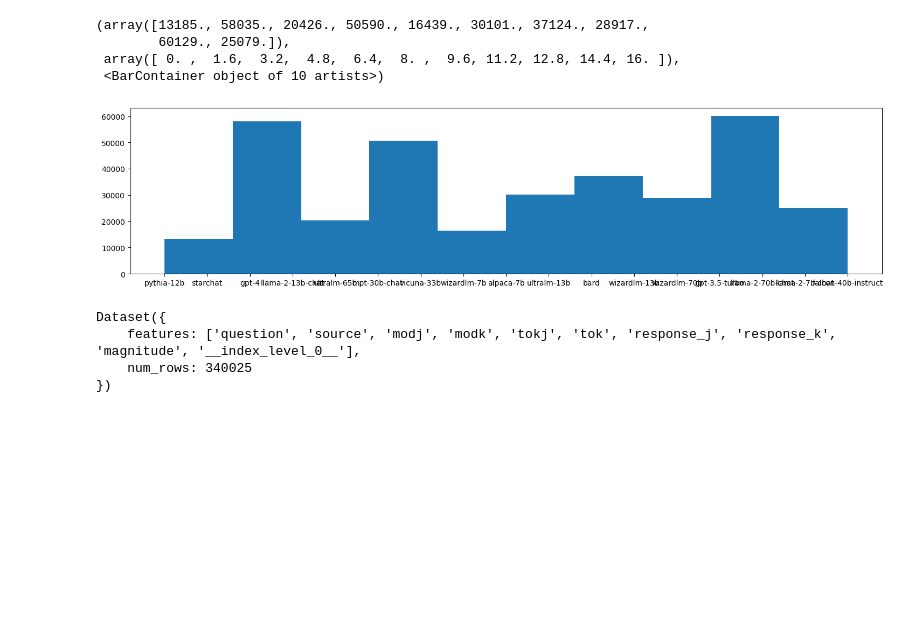
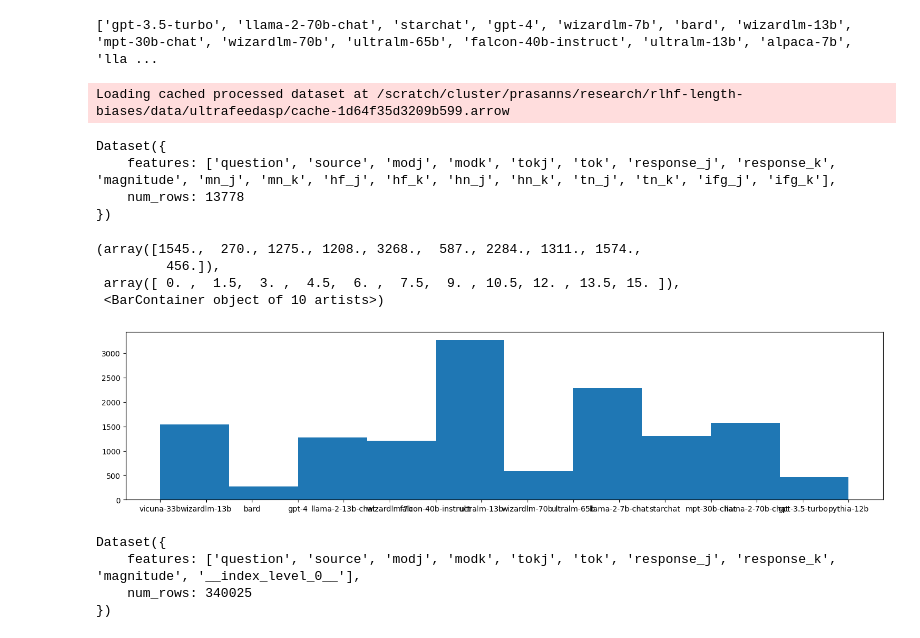
Before and after one commit to PrasannS/rlhf-length-biases, a Jupyter notebook: notebooks/nb_data/ultrasub_analysis.ipynb, the cells around one changed output. Drawn from its saved outputs; the diff is of its cells as text; code cells hidden in the pictures; blank space fills up the shorter version.

```diff
--- a/notebooks/nb_data/ultrasub_analysis.ipynb
+++ b/notebooks/nb_data/ultrasub_analysis.ipynb
@@ -7,2 +12,2 @@ import matplotlib.pyplot as plt
 # %%
-dataset = Dataset.load_from_disk("../../data/ultrafeeddiff/")
+dataset = Dataset.load_from_disk("../../data/ultrafeedasp/")
@@ -9,11 +68,29 @@ dataset = Dataset.load_from_disk("../../data/ultrafeeddiff/")
+# %%
+# what data sources do we got?
+sources = {'evol_instruct','false_qa','flan_v2_cot','flan_v2_flan2021','flan_v2_niv2','flan_v2_p3', 'sharegpt', 'truthful_qa','ultrachat'}
+gens = ['gpt-3.5-turbo', 'llama-2-70b-chat', 'starchat', 'gpt-4', 'wizardlm-7b', 'bard', 'wizardlm-13b', 'mpt-30b-chat', 'wizardlm-70b', 'ultralm-65b', 'falcon-40b-instruct', 'ultralm-13b', 'alpaca-7b', 'llama-2-13b-chat', 'pythia-12b', 'vicuna-33b', 'llama-2-7b-chat']
+# %% [output]
+['gpt-3.5-turbo', 'llama-2-70b-chat', 'starchat', 'gpt-4', 'wizardlm-7b', 'bard', 'wizardlm-13b', 'mpt-30b-chat', 'wizardlm-70b', 'ultralm-65b', 'falcon-40b-instruct', 'ultralm-13b', 'alpaca-7b', 'lla ...
+# %%
+tmp = dataset.filter(lambda ex: ex['modj']=='alpaca-7b')
+# %% [output]
+Loading cached processed dataset at /scratch/cluster/prasanns/research/rlhf-length-biases/data/ultrafeedasp/cache-1d64f35d3209b599.arrow
+# %%
+tmp
+# %% [output]
+Dataset({
+    features: ['question', 'source', 'modj', 'modk', 'tokj', 'tok', 'response_j', 'response_k', 'magnitude', 'mn_j', 'mn_k', 'hf_j', 'hf_k', 'hn_j', 'hn_k', 'tn_j', 'tn_k', 'ifg_j', 'ifg_k'],
+    num_rows: 13778
+})
 # %%
 plt.figure(figsize=(18,4))
+plt.hist(tmp['modk'])
 # %% [output]
-(array([13185., 58035., 20426., 50590., 16439., 30101., 37124., 28917.,
-        60129., 25079.]),
- array([ 0. ,  1.6,  3.2,  4.8,  6.4,  8. ,  9.6, 11.2, 12.8, 14.4, 16. ]),
+(array([1545.,  270., 1275., 1208., 3268.,  587., 2284., 1311., 1574.,
+         456.]),
+ array([ 0. ,  1.5,  3. ,  4.5,  6. ,  7.5,  9. , 10.5, 12. , 13.5, 15. ]),
  <BarContainer object of 10 artists>)
-[figure, old version]
+[figure, new version]
 # %%
 dataset
 # %% [output]
```
Also changed, not shown: parts of 37 cells of this notebook, 18 other files.
